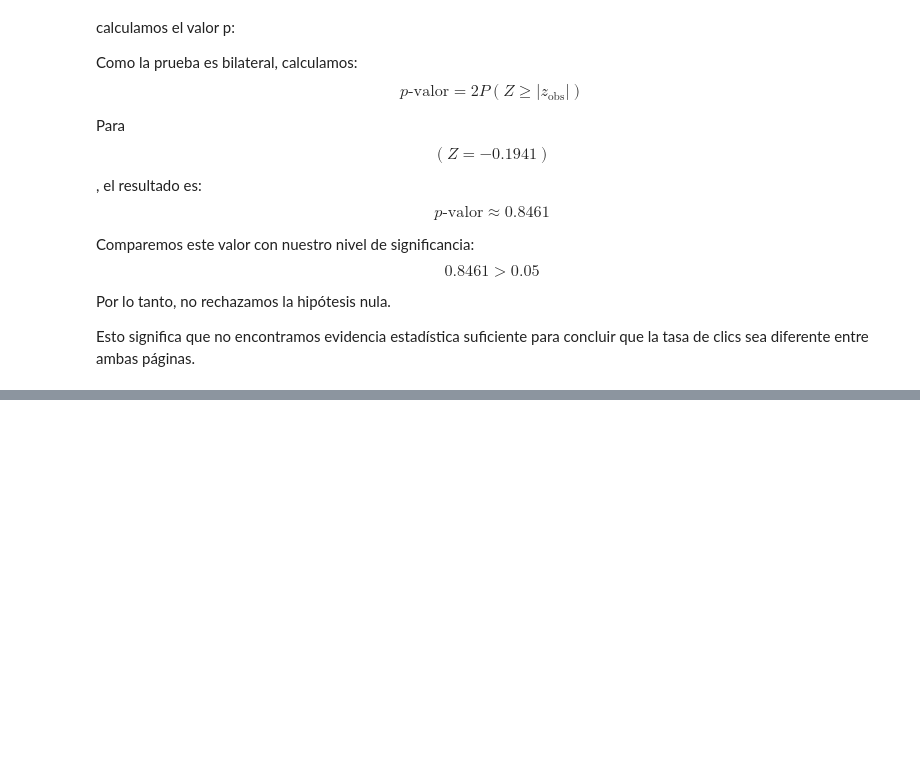
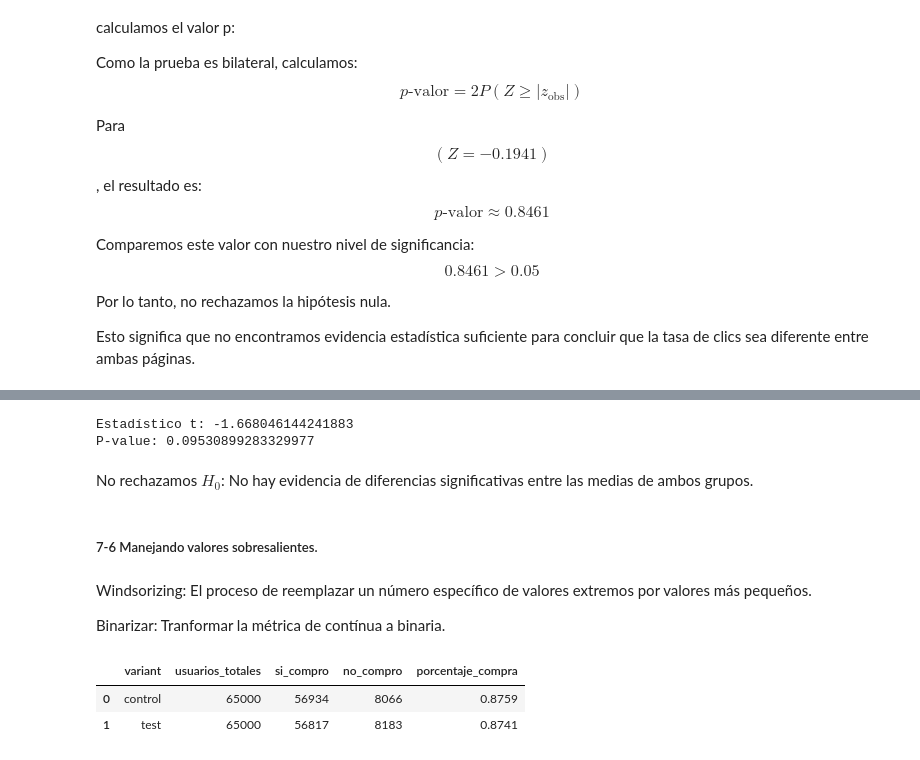
Before and after one commit to user14721068/SQL, a Jupyter notebook: 7.-Análisis de experimentos.ipynb, the cells around one changed output, grey strips where cells are left out. Saved outputs shown, nothing was run; the diff lists cells and outputs as text; code cells hidden in the pictures; blank space fills up the shorter version.

```diff
--- a/7.-Análisis de experimentos.ipynb
+++ b/7.-Análisis de experimentos.ipynb
@@ -289,0 +352,59 @@ Esto significa que no encontramos evidencia estadística suficiente para conclui
+# %%
+from scipy.stats import ttest_ind_from_stats
+
+# Grupo control
+n_control = 65000
+mean_control = 4.9802
+std_control = 5.83
+
+# Grupo test
+n_test = 65000
+mean_test = 5.0366
+std_test = 6.35
+
+# Prueba t de Welch
+resultado = ttest_ind_from_stats(
+    mean1=mean_control,
+    std1=std_control,
+    nobs1=n_control,
+    mean2=mean_test,
+    std2=std_test,
+    nobs2=n_test,
+    equal_var=False,
+    alternative='two-sided'
+)
+
+print("Estadístico t:", resultado.statistic)
+print("P-value:", resultado.pvalue)
+# %% [output]
+Estadístico t: -1.668046144241883
+P-value: 0.09530899283329977
+# %% [markdown]
+No rechazamos $H_0 $: No hay evidencia de diferencias significativas entre las medias de ambos grupos.
+# %% [markdown]
+##### 7-6 Manejando valores sobresalientes.
+# %% [markdown]
+Windsorizing: El proceso de reemplazar un número específico de valores extremos por valores más pequeños.
+
+Binarizar: Tranformar la métrica de contínua a binaria.
+# %%
+# Agrupar por tipo de grupo, calcular cuantos usuarios hubo, cuantos clientes compraron, cuantos clientes no compraron */
+
+query = r"""
+select
+    variant,
+    count(distinct(user_id)) as usuarios_totales,
+    count(case when purchased_items > 0 then 1 end) as si_compro,
+    count(case when purchased_items = 0 then 1 end) as no_compro,
+    count(case when purchased_items > 0 then 1 end) / count(distinct(user_id)) as porcentaje_compra
+from
+    experimentos.paginaweb
+group by
+    1;
+"""
+df = pd.read_sql(text(query),engine)
+df.head(10)
+# %% [output]
+|  | variant | usuarios_totales | si_compro | no_compro | porcentaje_compra |
+| 0 | control | 65000 | 56934 | 8066 | 0.8759 |
+| 1 | test | 65000 | 56817 | 8183 | 0.8741 |
```
Also changed, not shown: parts of 24 cells of this notebook.
